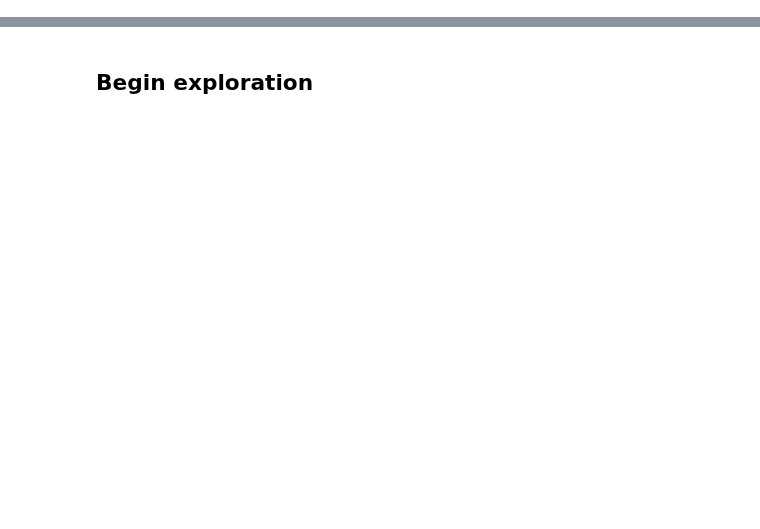
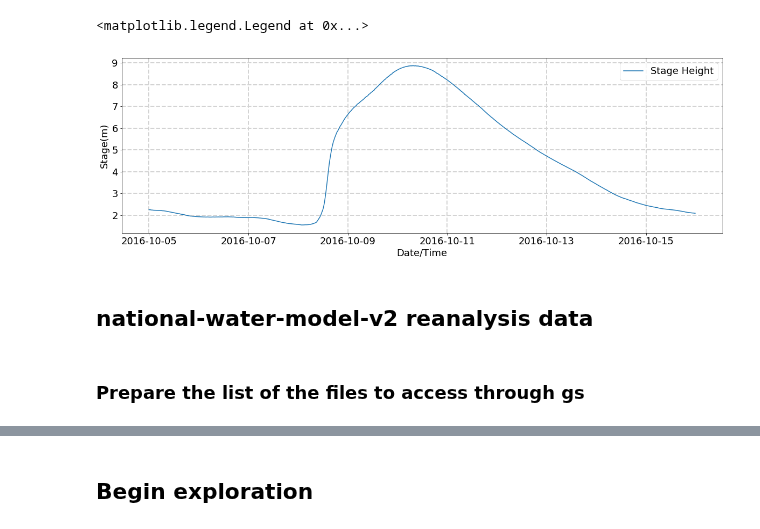
Before and after one commit to Dewberry/fcast, a Jupyter notebook: reanalysis/explore_reanalysis-gs-usecase.ipynb, the cells around one changed output, grey strips where cells are left out. Cells and saved outputs as stored; diff of their text form; code cells hidden in the pictures; blank space fills up the shorter version.

```diff
--- a/reanalysis/explore_reanalysis-gs-usecase.ipynb
+++ b/reanalysis/explore_reanalysis-gs-usecase.ipynb
@@ -102,0 +102,4 @@ all_data = xr.open_mfdataset(openfiles)
+# %%
+usgs_values = usgs_data(USGS_ID, start_date, end_date, parameter)
+usgs_df = pd.DataFrame.from_records(usgs_values)
+usgs_df.head()
@@ -102,0 +113,14 @@ all_data = xr.open_mfdataset(openfiles)
+# %%
+# clean-up and post-process the observation
+usgs_df = usgs_df[usgs_df.value != '-999999']
+usgs_df['dateTime'] =  pd.to_datetime(usgs_df['dateTime'], utc=False)
+usgs_df['value']= pd.to_numeric(usgs_df['value'])
+
+if parameter == "00065":
+    usgs_df['value']= usgs_df['value'] * 0.3048 #if stage, multiply by 0.3048 to change the units from feet to meter
+
+if  parameter == "00060":
+    usgs_df['value']= pd.to_numeric(usgs_df['value']) * 0.028316847 #if discharge, multiply by 0.028316847 to change the units from cfs to cms
+
+usgs_df = usgs_df.assign(increment_hr = usgs_df.dateTime.diff())
+usgs_df.head()
@@ -102,0 +134,11 @@ all_data = xr.open_mfdataset(openfiles)
+# %%
+fig, ax = new_plot(x_label='Date/Time', y_label='Stage(m)')
+ax.plot(usgs_df.dateTime, usgs_df.value, label="Stage Height")
+ax.legend(fontsize=18)
+# %% [output]
+<matplotlib.legend.Legend at 0x...>
+[figure, added]
+# %% [markdown]
+## national-water-model-v2 reanalysis data
+# %% [markdown]
+### Prepare the list of the files to access through gs
```
Also changed, not shown: parts of 58 cells of this notebook.
